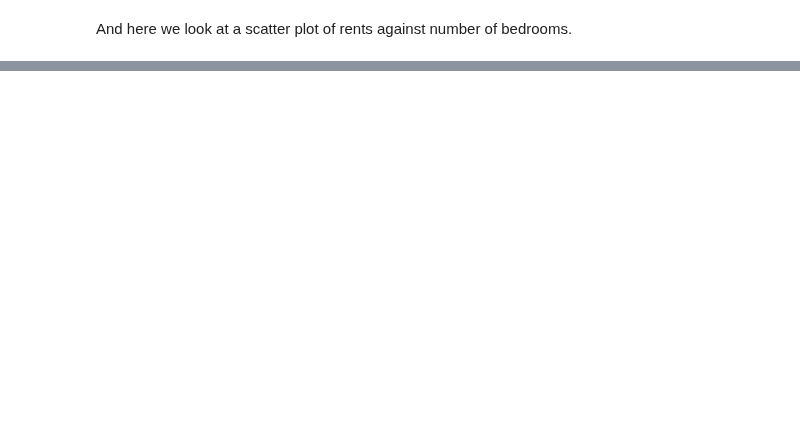
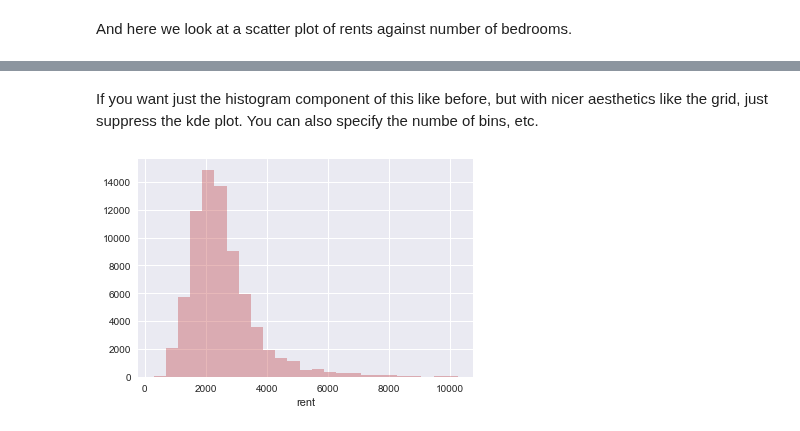
Before and after one commit to waddell/urban-informatics-and-visualization, a Jupyter notebook: 09-data-visualization/data_visualization.ipynb, the cells around one changed output, grey strips where cells are left out. Saved outputs shown, nothing was run; the diff lists cells and outputs as text; code cells hidden in the pictures; blank space fills up the shorter version.

```diff
--- a/09-data-visualization/data_visualization.ipynb
+++ b/09-data-visualization/data_visualization.ipynb
@@ -463,0 +511,6 @@ tutorial(overwrite=True)
+# %% [markdown]
+If you want just the histogram component of this like before, but with nicer aesthetics like the grid, just suppress the kde plot.  You can also specify the numbe of bins, etc.
+# %%
+sns.distplot(rentals['rent'], bins=25, color='r', kde=False);
+# %% [output]
+[figure, added]
```
Also changed, not shown: parts of 23 cells of this notebook.
